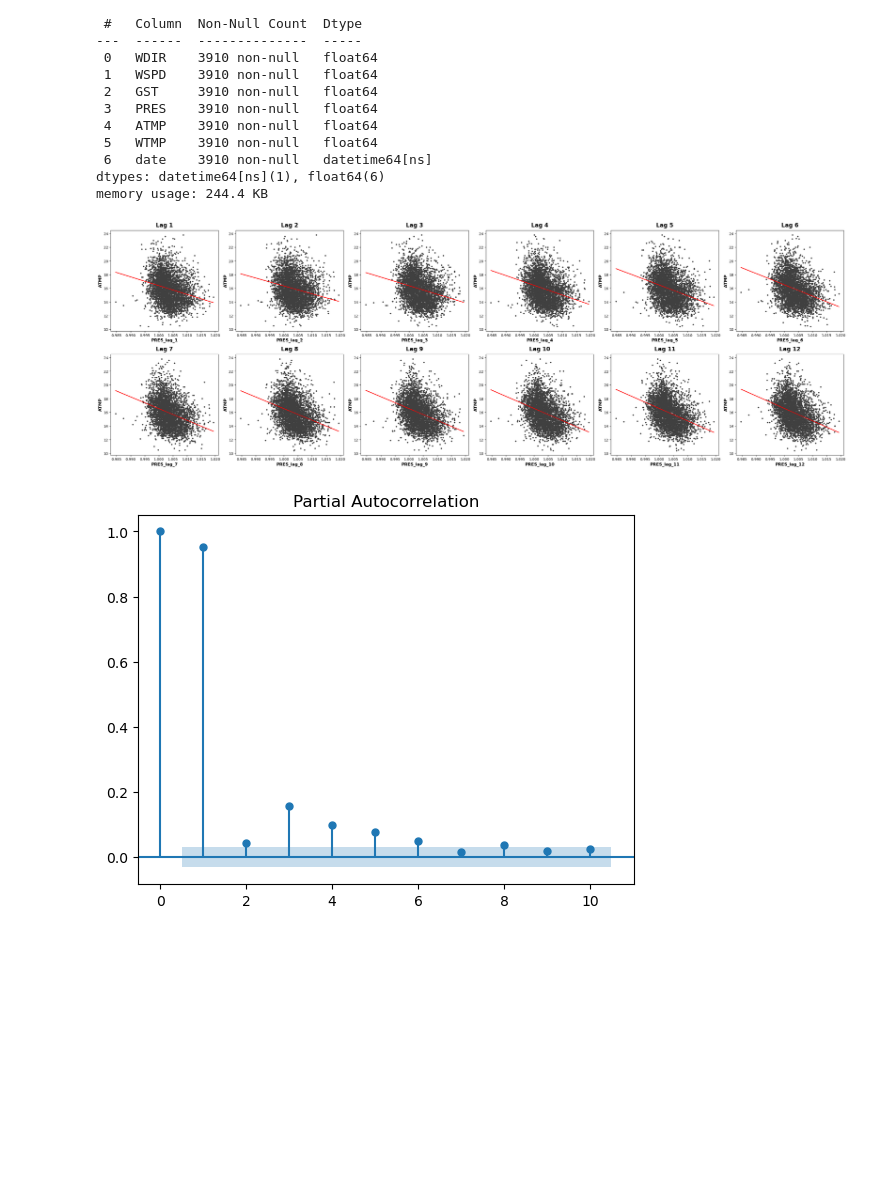
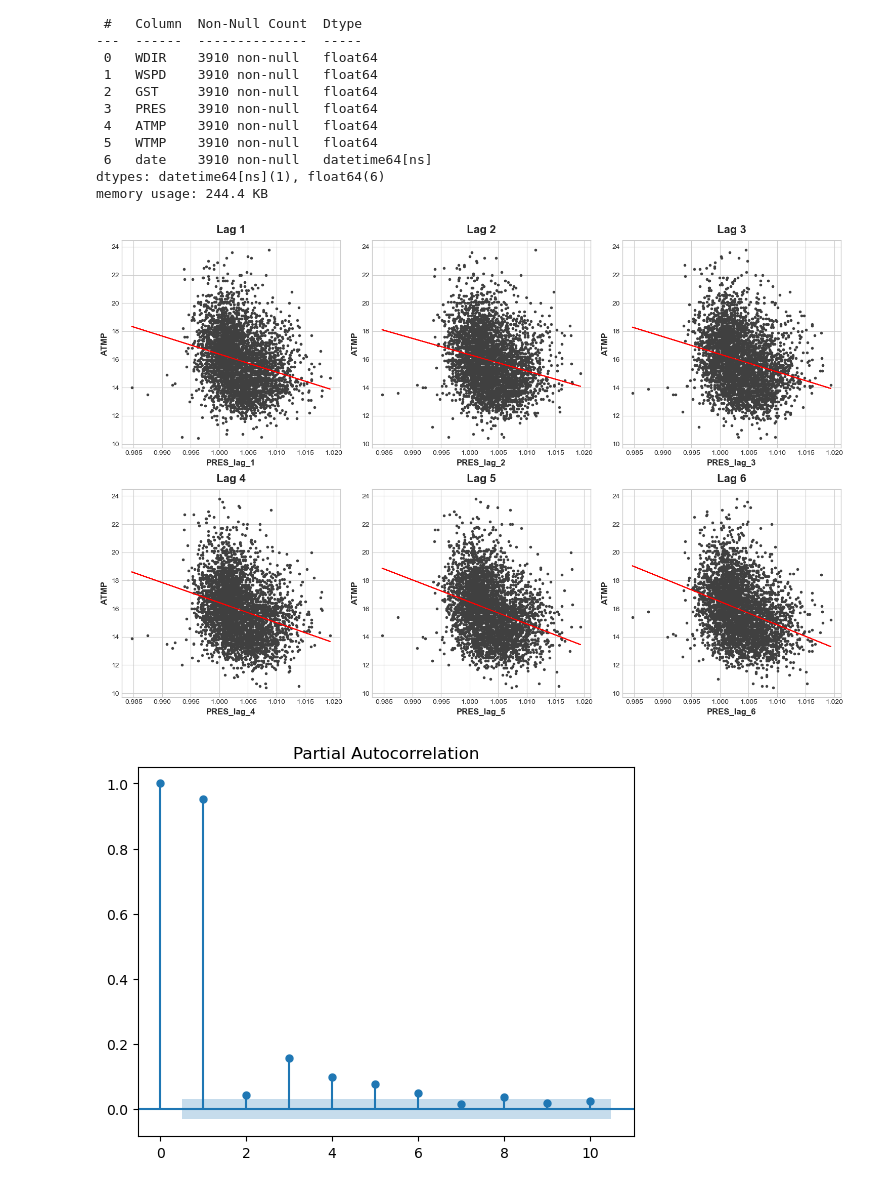
Before and after one commit to dakotarawlings/weather_timeseries_analysis, a Jupyter notebook: data_EDA.ipynb, the cells around one changed output. Drawn from its saved outputs; the diff is of its cells as text; code cells hidden in the pictures; blank space fills up the shorter version.

```diff
--- a/data_EDA.ipynb
+++ b/data_EDA.ipynb
@@ -178,9 +178,9 @@ def lag_plots(num_lags, df_in, target_column, lag_column='', num_graph_rows=2):
         ax[row,col].set_title(f'Lag {lag}')
 # %%
 #use our lag plot function to explore what lag featureres are useful
-lag_plots(12, df_engineered, 'ATMP', lag_column='PRES')
+lag_plots(6, df_engineered, 'ATMP', lag_column='PRES')
 # %% [output]
-[figure, old version]
+[figure, new version]
 # %%
 #plot a partial autocorrelation plot for our feature to help decide which lags contain useful forecasting information
 import matplotlib as mpl
```
Also changed, not shown: parts of 3 cells of this notebook, 8 other files.
